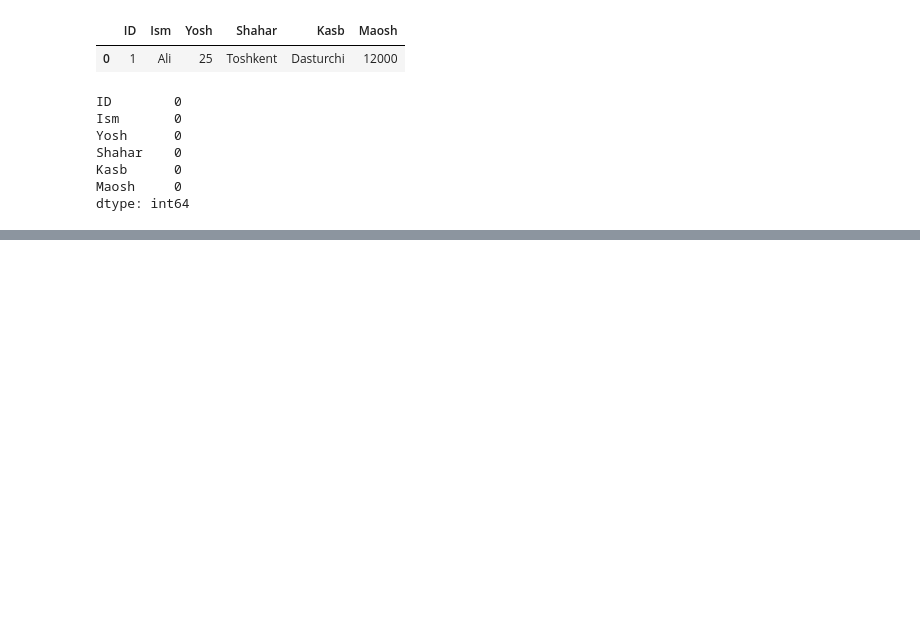
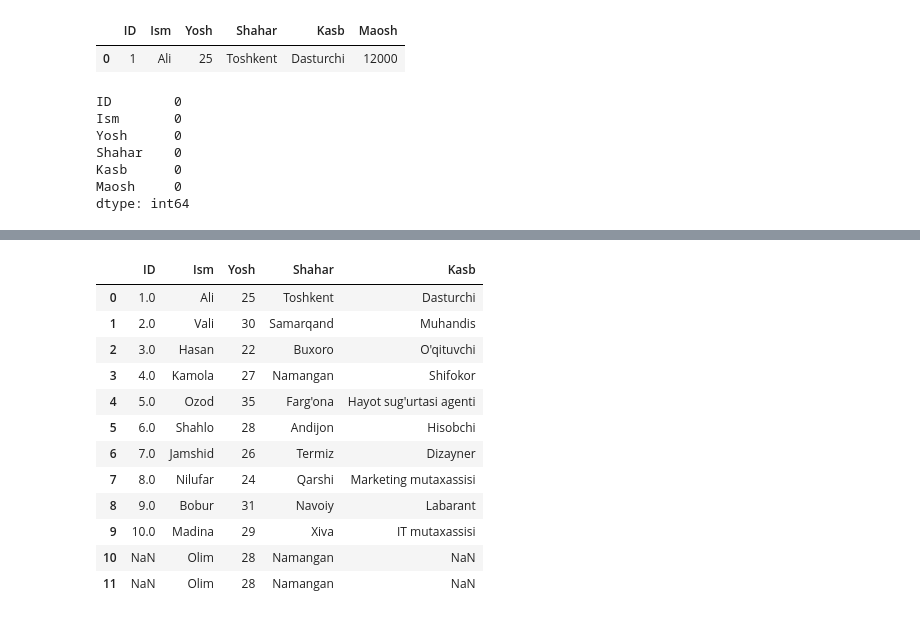
Before and after one commit to ZoyidjonNasretdinov/pandas-turtorial, a Jupyter notebook: main.ipynb, the cells around one changed output, grey strips where cells are left out. Cells and saved outputs as stored; diff of their text form; code cells hidden in the pictures; blank space fills up the shorter version.

```diff
--- a/main.ipynb
+++ b/main.ipynb
@@ -184,0 +200,8 @@ df.dropna(inplace=True) # NaN qiymatlarni o‘chirish
+# %%
+
+
+new_row = {"Ism": "Olim", "Yosh": 28, "Shahar": "Namangan", "Maosh": 6200, "Yangi_Maosh": 4000}
+
+# new_row ni DataFrame ga aylantiramiz va concat() orqali qo‘shamiz
+df = pd.concat([df, pd.DataFrame([new_row])], ignore_index=True)
+df.tail()
@@ -184,0 +215,17 @@ df.dropna(inplace=True) # NaN qiymatlarni o‘chirish
+# %%
+df.drop(columns=["Yangi_Maosh"], inplace=True)
+df
+# %% [output]
+|  | ID | Ism | Yosh | Shahar | Kasb |
+| 0 | 1.0 | Ali | 25 | Toshkent | Dasturchi |
+| 1 | 2.0 | Vali | 30 | Samarqand | Muhandis |
+| 2 | 3.0 | Hasan | 22 | Buxoro | O'qituvchi |
+| 3 | 4.0 | Kamola | 27 | Namangan | Shifokor |
+| 4 | 5.0 | Ozod | 35 | Farg'ona | Hayot sug'urtasi agenti |
+| 5 | 6.0 | Shahlo | 28 | Andijon | Hisobchi |
+| 6 | 7.0 | Jamshid | 26 | Termiz | Dizayner |
+| 7 | 8.0 | Nilufar | 24 | Qarshi | Marketing mutaxassisi |
+| 8 | 9.0 | Bobur | 31 | Navoiy | Labarant |
+| 9 | 10.0 | Madina | 29 | Xiva | IT mutaxassisi |
+| 10 | NaN | Olim | 28 | Namangan | NaN |
+| 11 | NaN | Olim | 28 | Namangan | NaN |
```
Also changed, not shown: parts of 3 cells of this notebook.
